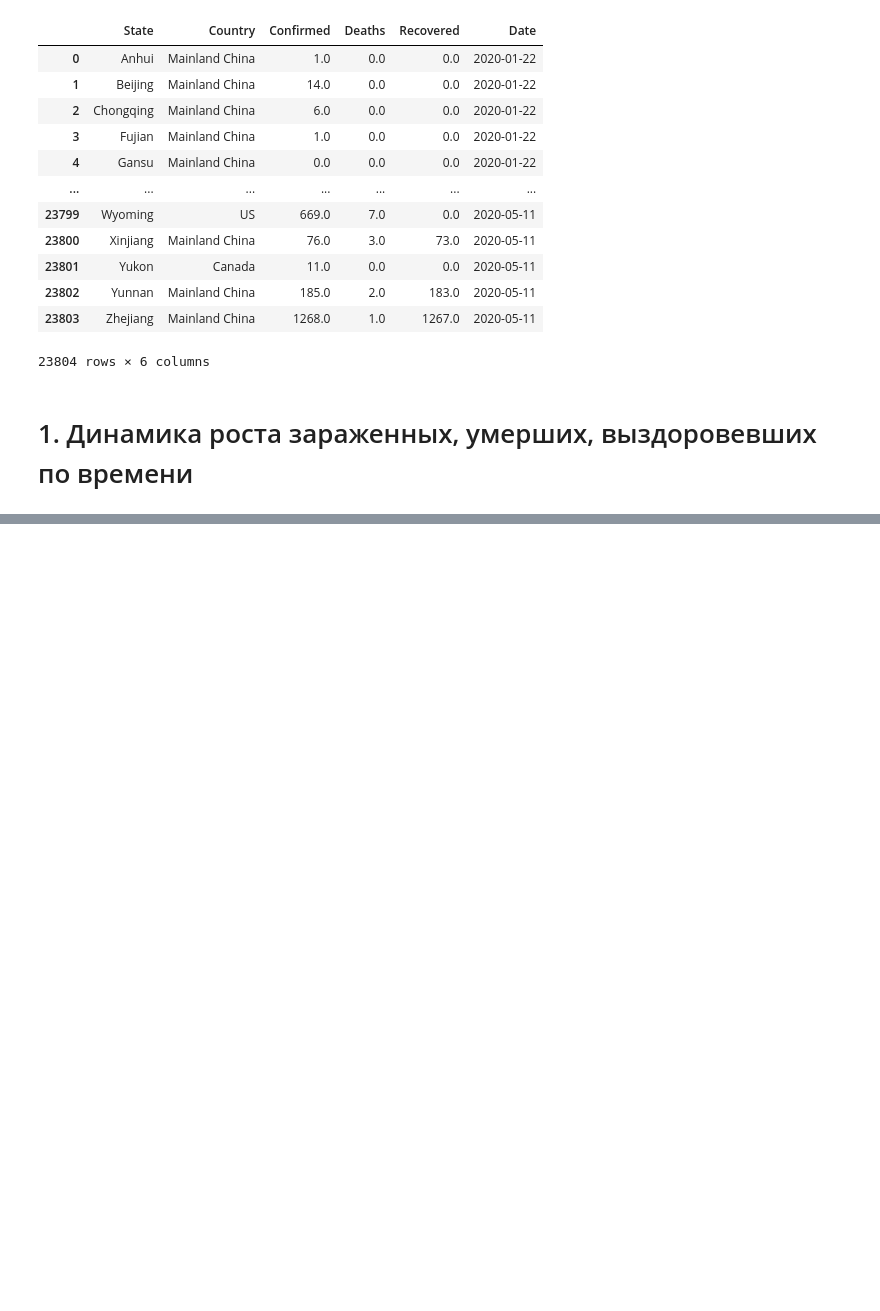
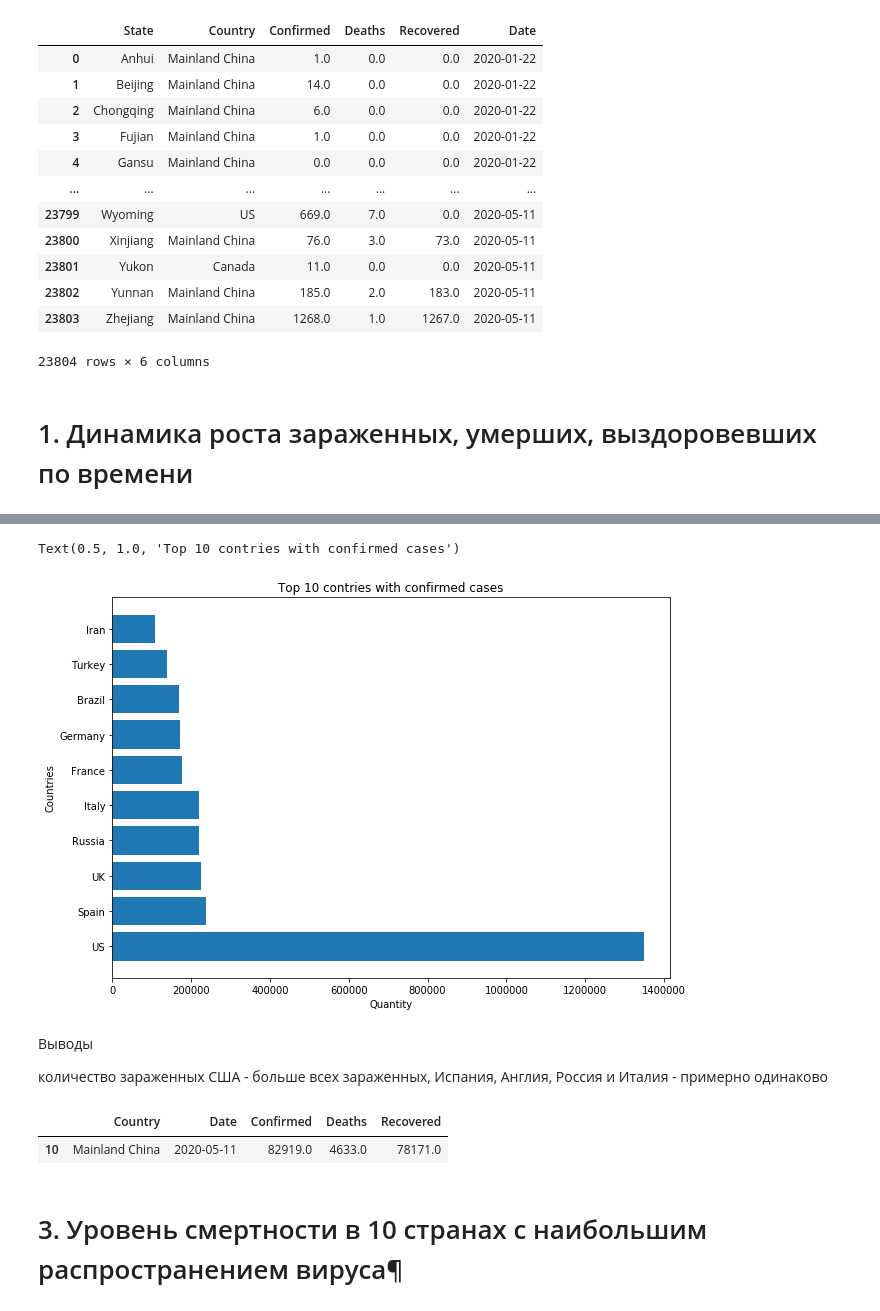
Before and after one commit to HennesyXO/Net, a Jupyter notebook: Библиотека Matplotlib & Seaborn-Визуализация данных/Python_Matplotlib_14_HW.ipynb, the cells around one changed output, grey strips where cells are left out. Cells and saved outputs as stored; diff of their text form; code cells hidden in the pictures; blank space fills up the shorter version.

```diff
--- a/Библиотека Matplotlib & Seaborn-Визуализация данных/Python_Matplotlib_14_HW.ipynb
+++ b/Библиотека Matplotlib & Seaborn-Визуализация данных/Python_Matplotlib_14_HW.ipynb
@@ -80,8 +85,6 @@ df_by_date.plot()
 # %%
-df_by_country = df.groupby(['Country', 'Date']).sum() # объединение по всем регионам страны на каждую дату
-
+# объединение по всем регионам страны на каждую дату
+df_by_country = df.groupby(['Country', 'Date']).sum()
 # выделение итогового значения (максимального) на последнюю дату для каждой страны:
-df_by_country = df_by_country.reset_index()  \
-    .groupby(by = 'Country').max() \
-    .sort_values(by = 'Confirmed', ascending=False).reset_index()
+df_by_country = df_by_country.reset_index().groupby(by ='Country').max().sort_values(by = 'Confirmed', ascending = False).reset_index()
 display(df_by_country)
@@ -88,6 +120,8 @@ display(df_by_country)
 # %%
-df_by_country2 = df_by_country.head(10)
 plt.barh(df_by_country2['Country'], df_by_country2['Confirmed'])
 plt.xlabel('Quantity')
-plt.ylabel('Counties')
-plt.title('Top 10 contries by confirmed')
+plt.ylabel('Countries')
+plt.title('Top 10 contries with confirmed cases')
+# %% [output]
+Text(0.5, 1.0, 'Top 10 contries with confirmed cases')
+[figure, added]
@@ -103,2 +128,11 @@ plt.title('Top 10 contries by confirmed')
+# %% [markdown]
+Выводы
+
+количество зараженных
+США - больше всех зараженных,
+Испания, Англия, Россия и Италия - примерно одинаково
 # %%
 df_by_country.loc[df_by_country.Country == 'Mainland China']
+# %% [output]
+|  | Country | Date | Confirmed | Deaths | Recovered |
+| 10 | Mainland China | 2020-05-11 | 82919.0 | 4633.0 | 78171.0 |
@@ -107 +139,3 @@ df_by_country.loc[df_by_country.Country == 'Mainland China']
+# %% [markdown]
+# 3. Уровень смертности в 10 странах с наибольшим распространением вируса¶
 # %%
```
Also changed, not shown: parts of 32 cells of this notebook, 1 other file.
